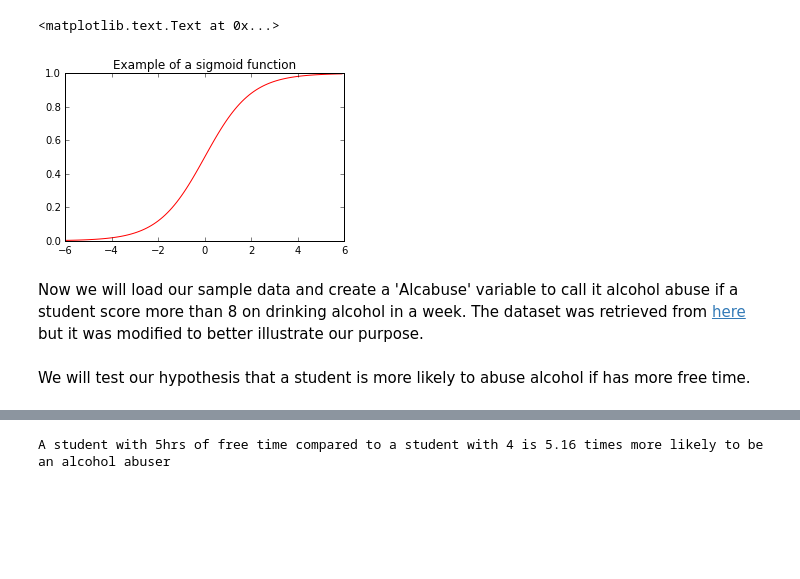
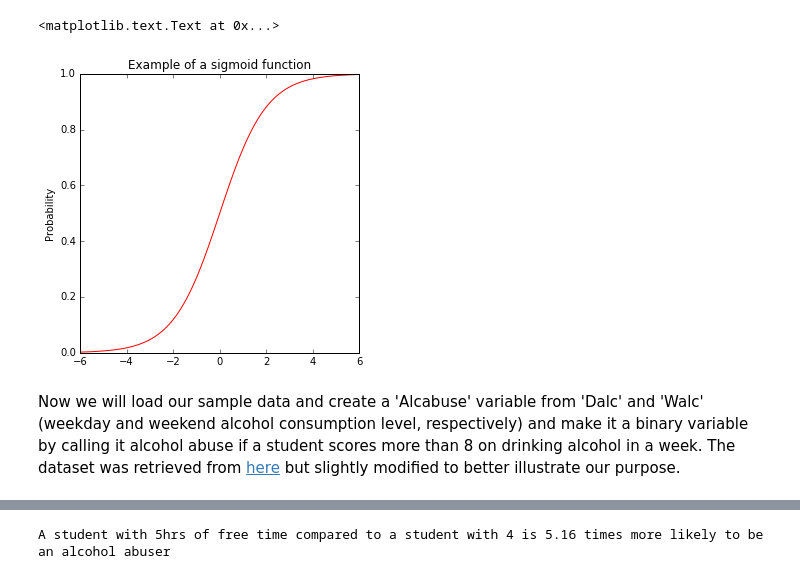
Before and after one commit to ljchang/psyc63, a Jupyter notebook: Notebooks/DataAnalysis2.ipynb, the cells around one changed output, grey strips where cells are left out. Cells and saved outputs as stored; diff of their text form; code cells hidden in the pictures; blank space fills up the shorter version.

```diff
--- a/Notebooks/DataAnalysis2.ipynb
+++ b/Notebooks/DataAnalysis2.ipynb
@@ -31,29 +41,29 @@ We can easily extend this to a n-predictors.
 # %%
+# Adding modules
 %matplotlib inline
 import numpy as np
 import pandas as pd
 import matplotlib.pyplot as plt
 import statsmodels.formula.api as smf
-# Example of sigmoid function
-plt.figure(figsize=(5,3))
+# Plot a sigmoid function
+plt.figure(figsize=(5,5))  # open a figure base and determine the size (width, height)
 def sigmoid(t):                          # Define the sigmoid function
     return (1/(1 + np.e**(-t)))
-plot_range = np.arange(-6, 6, 0.1)
+plot_range = np.arange(-6, 6, 0.1)       # range of x values to plot
 y_values = sigmoid(plot_range)
 # Plot curve
 plt.plot(plot_range,   # X-axis range
          y_values,          # Predicted values
          color="red")
 plt.title("Example of a sigmoid function")
+plt.ylabel("Probability")
 # %% [output]
 <matplotlib.text.Text at 0x...>
-[figure, old version]
+[figure, new version]
 # %% [markdown]
-Now we will load our sample data and create a 'Alcabuse' variable to call it alcohol abuse if a student score more than 8 on drinking alcohol in a week. The dataset was retrieved from [here](http://archive.ics.uci.edu/ml/datasets/STUDENT+ALCOHOL+CONSUMPTION#) but it was modified to better illustrate our purpose.
+Now we will load our sample data and create a 'Alcabuse' variable from 'Dalc' and 'Walc' (weekday and weekend alcohol consumption level, respectively) and make it a binary variable by calling it alcohol abuse if a student scores more than 8 on drinking alcohol in a week. The dataset was retrieved from [here](http://archive.ics.uci.edu/ml/datasets/STUDENT+ALCOHOL+CONSUMPTION#) but slightly modified to better illustrate our purpose.
 # %%
 # Load the data
 df = pd.read_csv('../Data/student-mat.csv')
 df['Alcabuse']=0
 df.loc[df['Dalc']+df['Walc'] >=8,'Alcabuse']=1 # Let's call it abuse if more than 8 alcohol consumption per week
-# %% [markdown]
-We will test our hypothesis that a student is more likely to abuse alcohol if has more free time.
```
Also changed, not shown: parts of 25 cells of this notebook.
